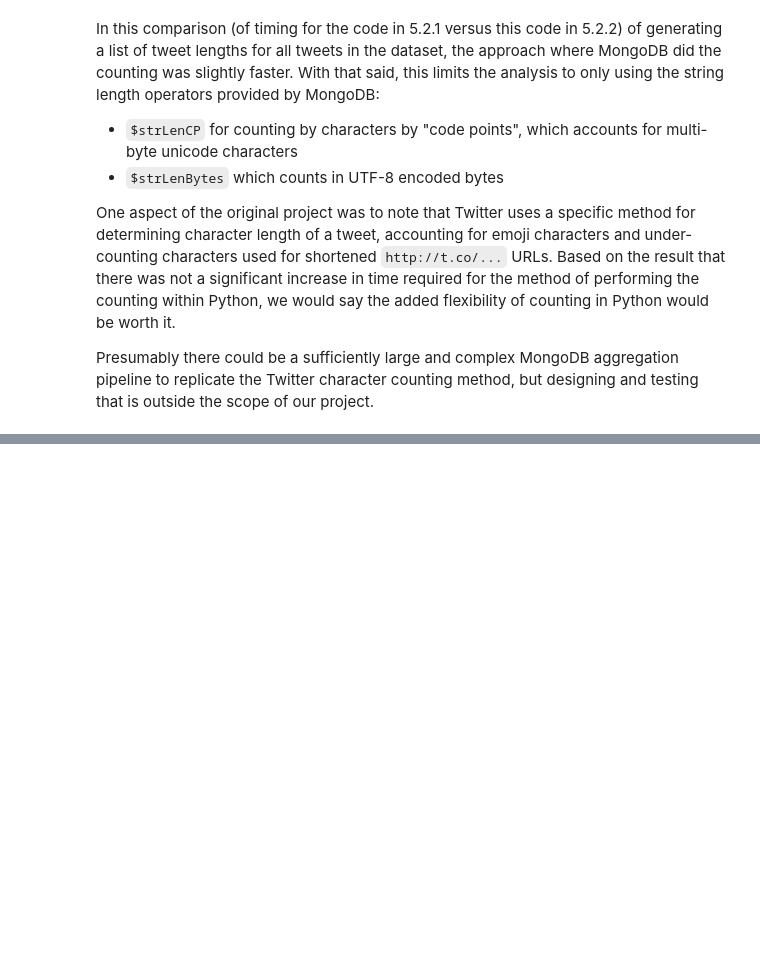
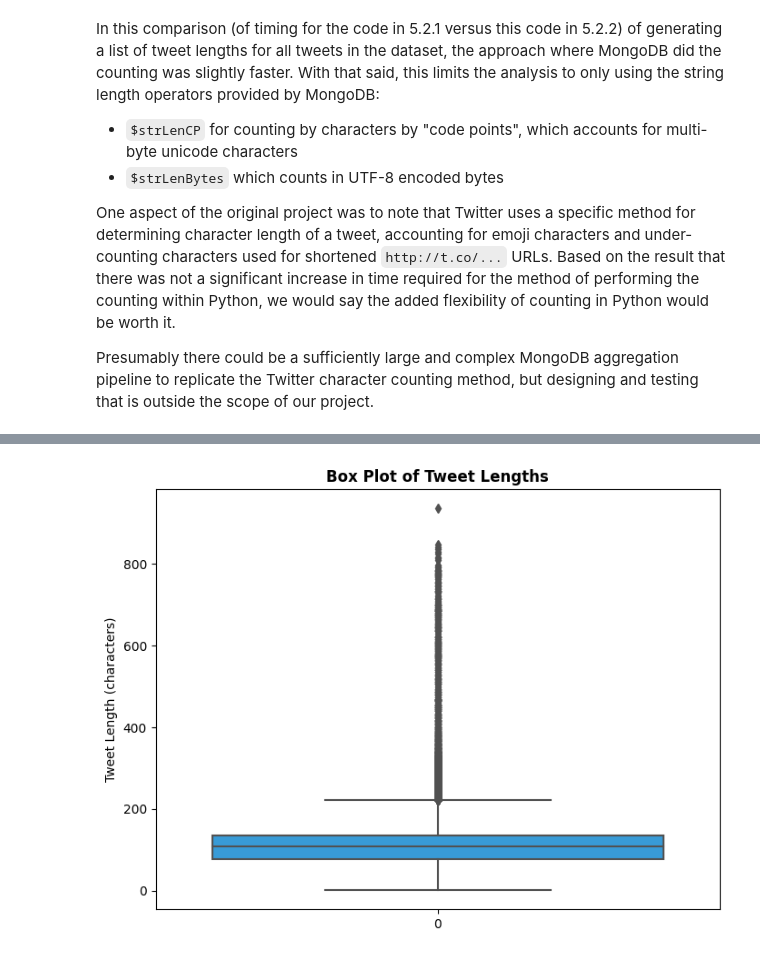
Before and after one commit to disinfo-detectors/ttt_pymongo, a Jupyter notebook: src/01_merge_and_preprocess.ipynb, the cells around one changed output, grey strips where cells are left out. Drawn from its saved outputs; the diff is of its cells as text; code cells hidden in the pictures; blank space fills up the shorter version.

```diff
--- a/src/01_merge_and_preprocess.ipynb
+++ b/src/01_merge_and_preprocess.ipynb
@@ -1125,0 +1150,15 @@ Presumably there could be a sufficiently large and complex MongoDB aggregation p
+# %%
+# Create the figure and axes
+fig, ax = plt.subplots(figsize=(8, 6))
+
+# Set the title and y-axis label
+ax.set_title("Box Plot of Tweet Lengths", weight='bold')
+ax.set_ylabel("Tweet Length (characters)")
+
+# Create the box plot using seaborn
+sns.boxplot(tweet_lengths, color=twitter_colors['blue'], ax=ax)
+
+# Show the plot
+plt.show()
+# %% [output]
+[figure, added]
```
Also changed, not shown: parts of 11 cells of this notebook.
